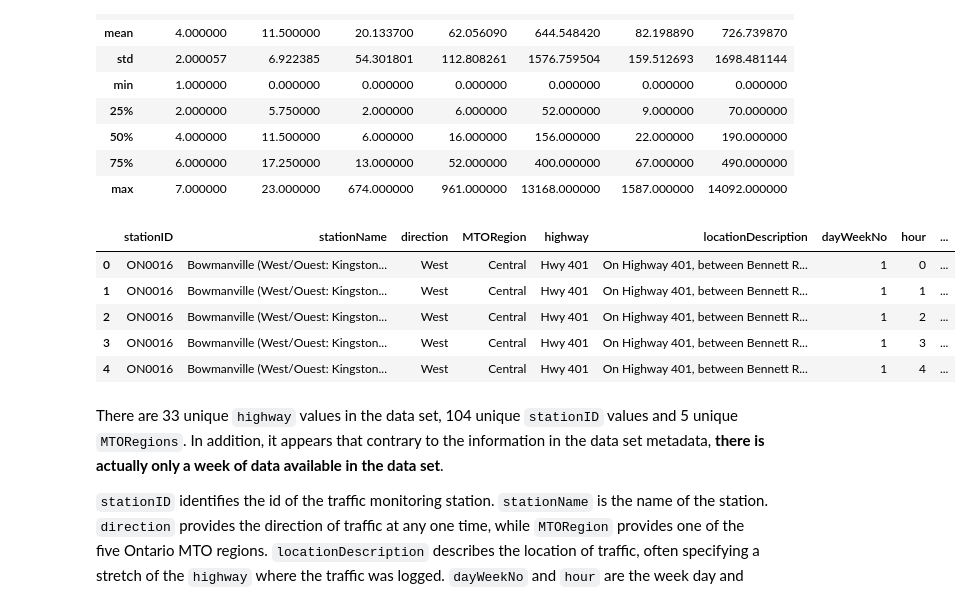
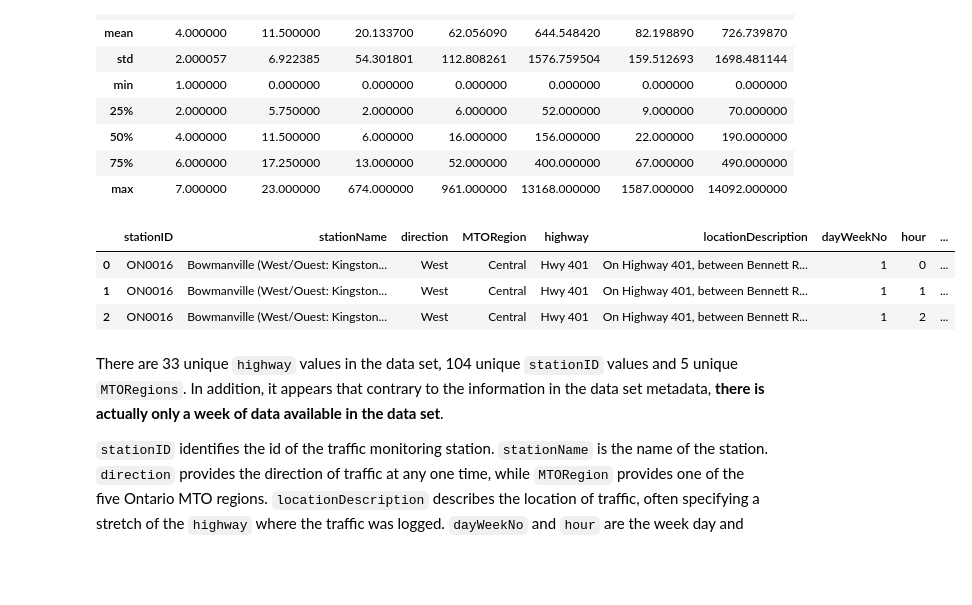
Before and after one commit to Group5github/Group5.github.io, a Jupyter notebook: notebooks/qtoronto.ipynb, the cells around one changed output. Cells and saved outputs as stored; diff of their text form; code cells hidden in the pictures; blank space fills up the shorter version.

```diff
--- a/notebooks/qtoronto.ipynb
+++ b/notebooks/qtoronto.ipynb
@@ -119,14 +119,12 @@ data.describe()
 | 75% | 6.000000 | 17.250000 | 13.000000 | 52.000000 | 400.000000 | 67.000000 | 490.000000 |
 | max | 7.000000 | 23.000000 | 674.000000 | 961.000000 | 13168.000000 | 1587.000000 | 14092.000000 |
 # %%
-data.head()
+data.head(3)
 # %% [output]
 |  | stationID | stationName | direction | MTORegion | highway | locationDescription | dayWeekNo | hour | ... |
 | 0 | ON0016 | Bowmanville (West/Ouest: Kingston... | West | Central | Hwy 401 | On Highway 401, between Bennett R... | 1 | 0 | ... |
 | 1 | ON0016 | Bowmanville (West/Ouest: Kingston... | West | Central | Hwy 401 | On Highway 401, between Bennett R... | 1 | 1 | ... |
 | 2 | ON0016 | Bowmanville (West/Ouest: Kingston... | West | Central | Hwy 401 | On Highway 401, between Bennett R... | 1 | 2 | ... |
-| 3 | ON0016 | Bowmanville (West/Ouest: Kingston... | West | Central | Hwy 401 | On Highway 401, between Bennett R... | 1 | 3 | ... |
-| 4 | ON0016 | Bowmanville (West/Ouest: Kingston... | West | Central | Hwy 401 | On Highway 401, between Bennett R... | 1 | 4 | ... |
 # %% [markdown]
 There are 33 unique `highway` values in the data set, 104 unique `stationID` values and 5 unique `MTORegions`.
 In addition, it appears that contrary to the information in the data set metadata, **there is actually only a week of data available in the data set**.
```
Also changed, not shown: 4 other files.
